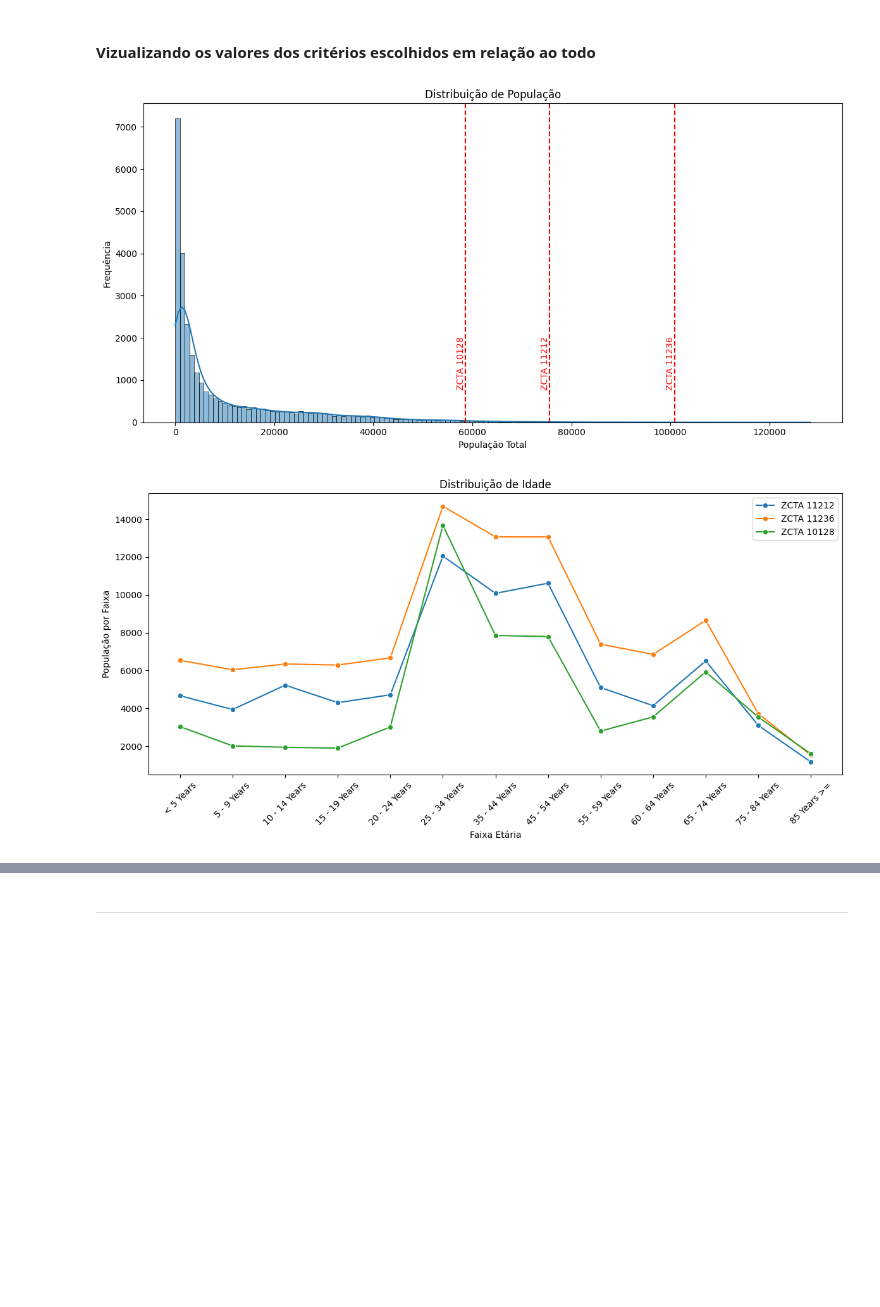
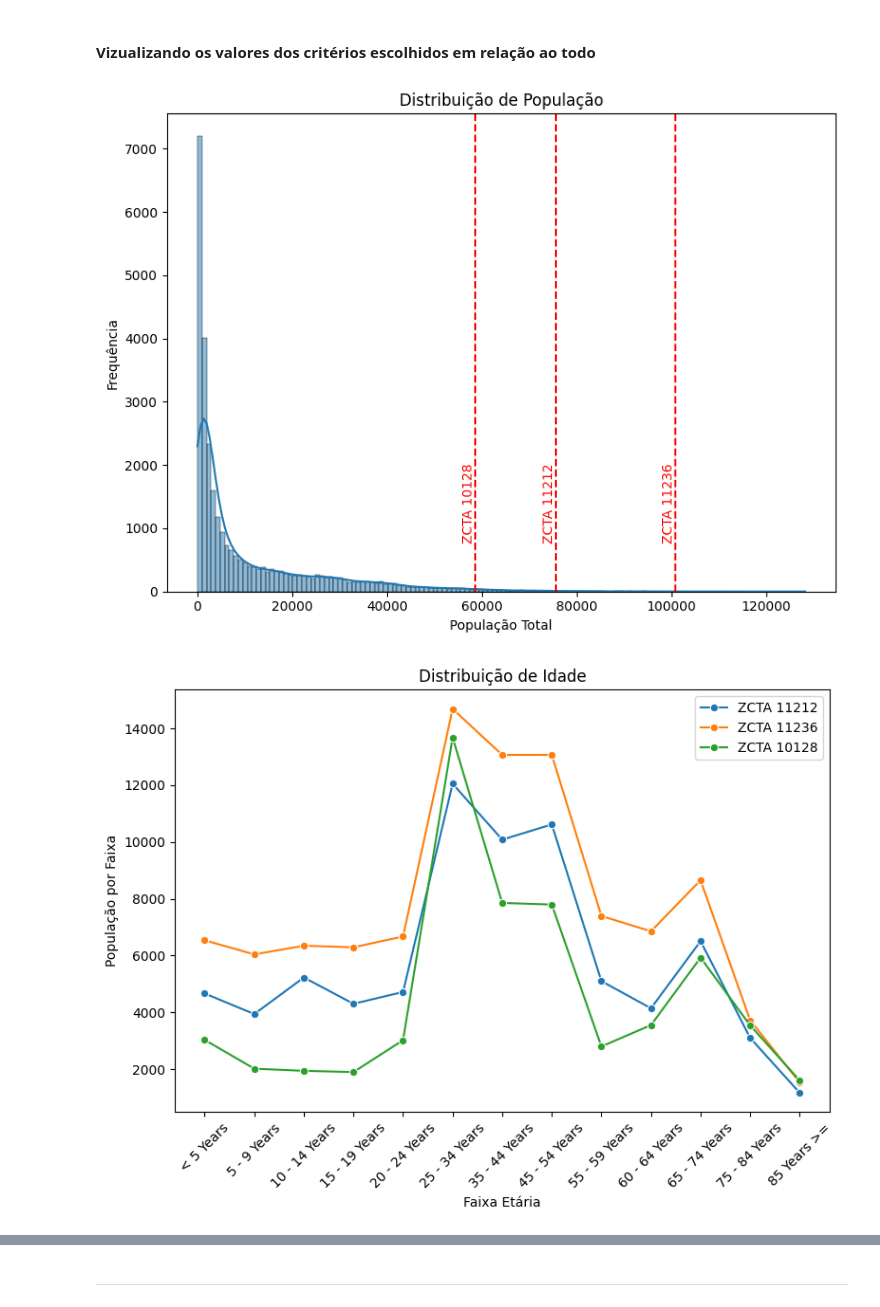
Before and after one commit to PabloRMCarneiro/case-elogroup-lab, a Jupyter notebook: notebooks/analytics/results/consolidated.ipynb, the cells around one changed output, grey strips where cells are left out. Cells and saved outputs as stored; diff of their text form; code cells hidden in the pictures; blank space fills up the shorter version.

```diff
--- a/notebooks/analytics/results/consolidated.ipynb
+++ b/notebooks/analytics/results/consolidated.ipynb
@@ -194,7 +197,7 @@ demographic_female = demographic_data.groupby('zipcode').agg({
 final_zipcodes = final_result['zipcode'].unique()
 
 # Distribuição de População
-plt.figure(figsize=(12, 6))
+plt.figure(figsize=(8, 6))
 sns.histplot(
     data=demographic_population,
     x='total_population',
@@ -223,7 +226,7 @@ plt.tight_layout()
 plt.show()
 
 # Distribuição de Idade
-plt.figure(figsize=(12, 6))
+plt.figure(figsize=(8, 6))
 for z in final_zipcodes:
     subset = demographic_data[demographic_data['zipcode'] == z].copy()
     sns.lineplot(
@@ -243,35 +246,35 @@ plt.tight_layout()
 plt.show()
 
 # Distribuição de M/F
-plt.figure(figsize=(12, 6))
+plt.figure(figsize=(8, 6))
 sns.histplot(
     data=demographic_female,
     x='sex_ratiomalesper100females',
     kde=True
 )
 plt.title('Distribuição de M/F')
 plt.xlabel('Razão Homens por 100 Mulheres')
 plt.ylabel('Frequência')
 
 for z in final_zipcodes:
     ratio_val = demographic_female.loc[
         demographic_female['zipcode'] == z,
         'sex_ratiomalesper100females'
     ].values[0]
     plt.axvline(ratio_val, color='red', linestyle='--')
     y_pos = plt.gca().get_ylim()[1] - 500
     plt.text(
         x=ratio_val - 0.5,
         y=y_pos,
         s=f'ZCTA {z}',
         color='red',
         rotation=90,
         ha='center',
         va='bottom'
     )
 
 plt.tight_layout()
 plt.show()
 # %% [output]
-[figure, old version]
+[figure, new version]
-[figure, old version]
+[figure, new version]
```
Also changed, not shown: parts of 2 cells of this notebook, 5 other files.
